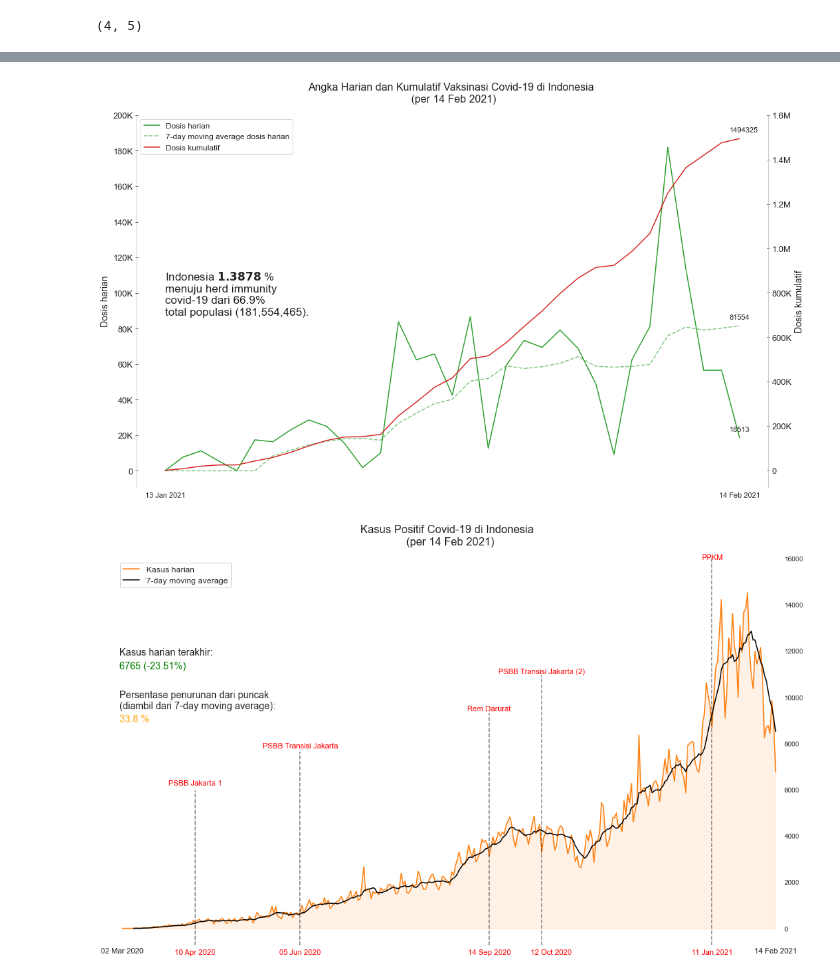
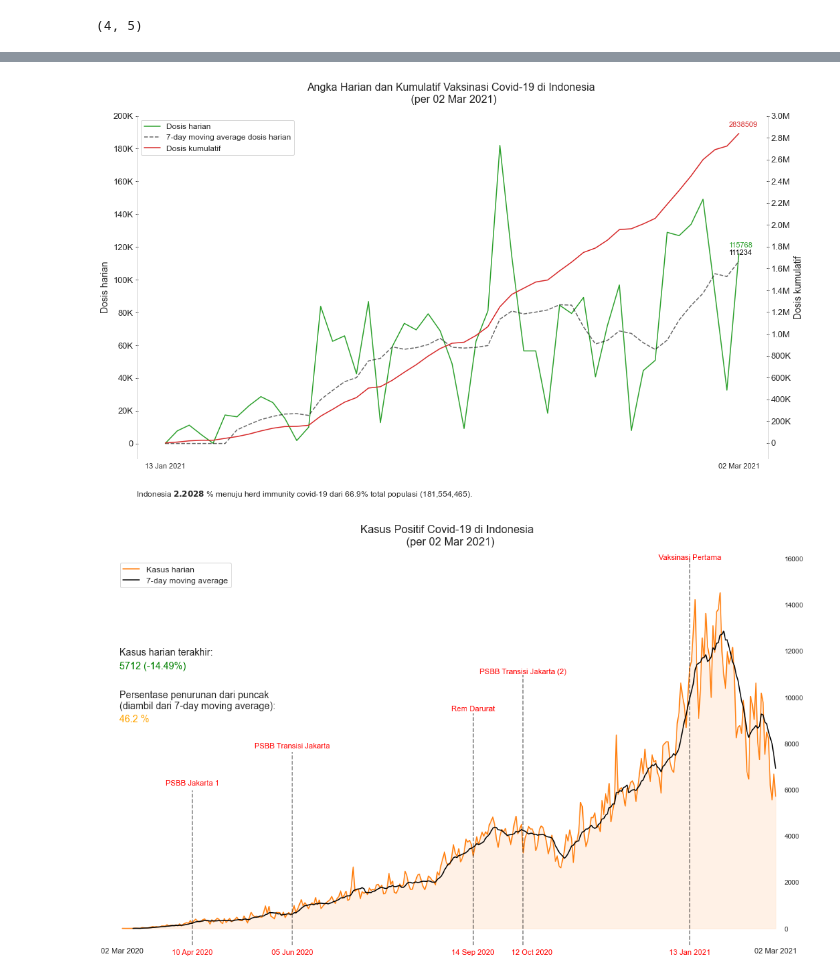
Before and after one commit to imfery/covid-19-viz, a Jupyter notebook: Covid-19 Visualization.ipynb, the cells around one changed output, grey strips where cells are left out. Cells and saved outputs as stored; diff of their text form; code cells hidden in the pictures.

Commit message:
latest data

```diff
--- a/Covid-19 Visualization.ipynb
+++ b/Covid-19 Visualization.ipynb
@@ -419,7 +435,7 @@ color = ['tab:green', 'tab:red']
 
 ax1 = sns.lineplot(x=vaccinated.index, y='Dosis harian', data=vaccinated, color=color[0],
                   label='Dosis harian', legend=None)
-ax1 = sns.lineplot(x=vaccinated.index, y=dh_ma, data=vaccinated, color=color[0],
+ax1 = sns.lineplot(x=vaccinated.index, y=dh_ma, data=vaccinated, color='black',
                   label='7-day moving average dosis harian', legend=None, linestyle='--', alpha=0.6)
 
 ax2 = ax1.twinx()
@@ -476,42 +492,46 @@ for ax in axs:
         ax.set_yticklabels(yticklabels, fontsize=13)
         ax.set_xlabel('')
         ax.annotate(vaccinated['Dosis harian'].values[-1],
-             (vaccinated.index[-1],vaccinated['Dosis harian'].values[-1]),
+             (vaccinated.index[-1],vaccinated['Dosis harian'].values[-1]), color=color[0],
              xytext=(-15, 10), textcoords='offset points', fontsize=11)
         ax.annotate(int(round(dh_ma.values[-1])),
              (vaccinated.index[-1],dh_ma.values[-1]),
-             xytext=(-15, 10), textcoords='offset points', fontsize=11)
+             xytext=(-15, 10), textcoords='offset points', fontsize=11, color='black')
     else:
         ax.set_ylabel('Dosis kumulatif', fontsize=14)
         ax.set_yticks(yticks2)
         ax.set_yticklabels(yticklabels2, fontsize=13)
         ax.annotate(vaccinated['Dosis kumulatif'].values[-1],
-                    (vaccinated.index[-1],vaccinated['Dosis kumulatif'].values[-1]),
+                    (vaccinated.index[-1],vaccinated['Dosis kumulatif'].values[-1]), color=color[1],
                     xytext=(-15, 10), textcoords='offset points', fontsize=11)
         ax.legend(lines, labels, loc='upper left', fontsize=12)
 
     for spine in spines:
         ax.spines[spine].set_visible(False)
 
 
-plt.annotate("Indonesia " +r"$\bf{" + str(mhi) + "}$"+' % \nmenuju herd immunity\ncovid-19 dari 66.9% \n\
-total populasi (181,554,465).',\
-             (vaccinated.index[0],700000), xytext=(0,0), textcoords='offset points', fontsize=17)
+# plt.annotate("Indonesia " +r"$\bf{" + str(mhi) + "}$"+' % \nmenuju herd immunity\ncovid-19 dari 66.9% \n\
+# total populasi (181,554,465).',\
+#              (vaccinated.index[0],(np.ceil(max(vaccinated['Dosis kumulatif']))+300000)/2),
+#              xytext=(0,0), textcoords='offset points', fontsize=11)
+
+plt.text(s="Indonesia " +r"$\bf{" + str(mhi) + "}$"+' % menuju herd immunity covid-19 dari 66.9% total populasi (181,554,465).',
+         x=0.30, y=0.03, fontsize=12, ha='center', transform=fig.transFigure)
 
 plt.title("Angka Harian dan Kumulatif Vaksinasi Covid-19 di Indonesia \n (per "+\
           max(stats.index).to_pydatetime().strftime("%d %b %Y")+")",
           fontsize=16, pad=20, loc='center')
 
 # peak_dosis = vaccinated[vaccinated['Dosis harian'] == max(vaccinated['Dosis harian'])].index
 # plt.axvline(peak_dosis,
 #            linestyle='--', color='black')
 # plt.text(x=peak_dosis, y=-95000, s=peak_dosis[0].to_pydatetime().strftime("%d %b %Y"), fontsize=11,
 #         ha='center', va='top', color='red')
 
 fig.tight_layout()
 plt.show()
 # %% [output]
-[figure, old version]
+[figure, new version]
 # %%
 fig, ax = plt.subplots(figsize=(15,9))
 color = 'tab:orange'
@@ -565,8 +585,8 @@ elif prcz < 25:
 
 # https://www.kompas.com/tren/read/2020/12/07/190200765/diperpanjang-lagi-berikut-perjalanan-psbb-di-jakarta?page=all
 psbb_ppkm_text = ['PSBB Jakarta 1', 'PSBB Transisi Jakarta', 'Rem Darurat', 'PSBB Transisi Jakarta (2)',
-                 'PPKM']
-psbb_ppkm_dates = ['2020-04-10', '2020-06-05', '2020-09-14', '2020-10-12', '2021-01-11']
+                 'Vaksinasi Pertama']
+psbb_ppkm_dates = ['2020-04-10', '2020-06-05', '2020-09-14', '2020-10-12', '2021-01-13']
 
 ymax, y = 0.4, 6400
 for i, date in enumerate(psbb_ppkm_dates):
@@ -605,7 +625,7 @@ plt.legend(fontsize=12)
 fig.tight_layout()
 plt.show()
 # %% [output]
-[figure, old version]
+[figure, new version]
 # %%
 fig, ax1 = plt.subplots(figsize=(15,9))
 color = ('tab:red', 'tab:green')
```
Also changed, not shown: parts of 15 cells of this notebook.
